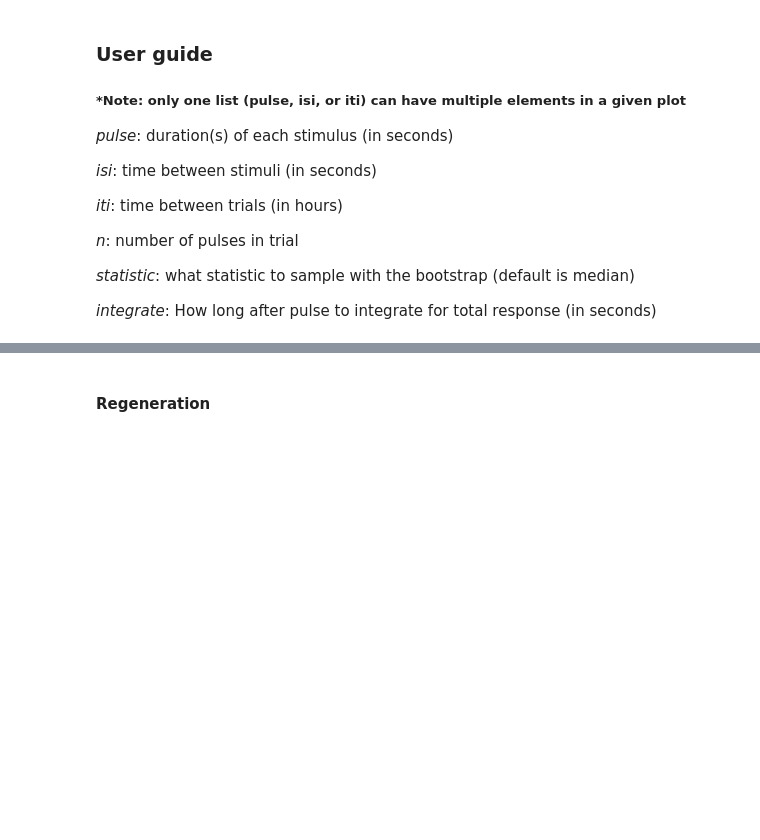
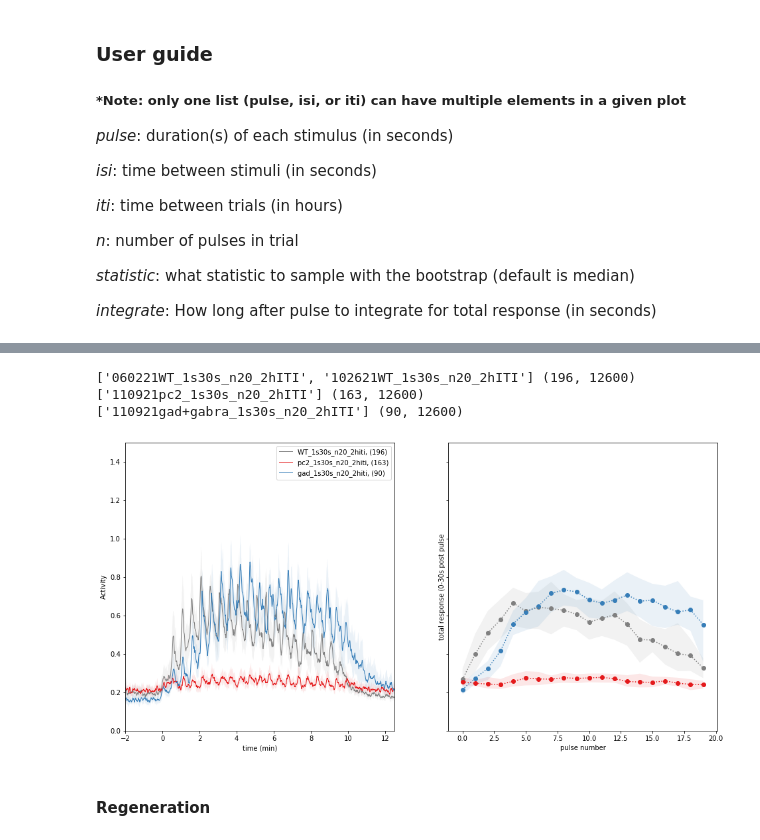
Before and after one commit to samuelbray32/behavior-lite, a Jupyter notebook: pulseTrain.ipynb, the cells around one changed output, grey strips where cells are left out. Cells and saved outputs as stored; diff of their text form; code cells hidden in the pictures; blank space fills up the shorter version.

```diff
--- a/pulseTrain.ipynb
+++ b/pulseTrain.ipynb
@@ -47,3 +50,12 @@ fig,ax = pulseTrain_WT(pulse=pulse,isi=isi,n_boot=1e2,norm_time=0,trial_rng=(0,2
+# %%
+from tools.results import pulseTrain_rnai
+interest = ['pc2','gad']
+fig,ax = pulseTrain_rnai(interest,n_boot=1e2,trial_rng=(0,50))
+# %% [output]
+['060221WT_1s30s_n20_2hITI', '102621WT_1s30s_n20_2hITI'] (196, 12600)
+['110921pc2_1s30s_n20_2hITI'] (163, 12600)
+['110921gad+gabra_1s30s_n20_2hITI'] (90, 12600)
+[figure, added]
 # %% [markdown]
 #### Regeneration
 # %%
```
Also changed, not shown: parts of 5 cells of this notebook, 1 other file.
